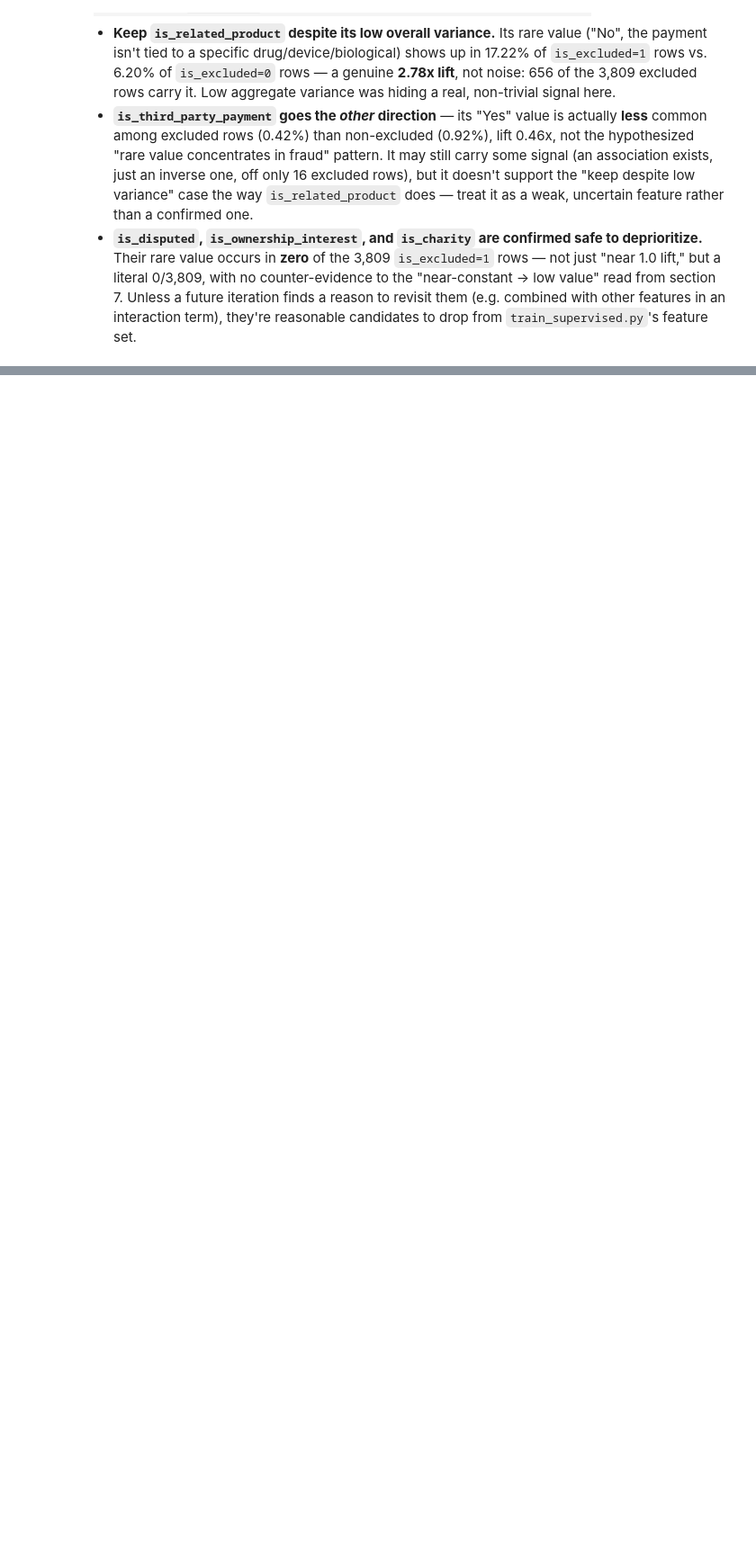
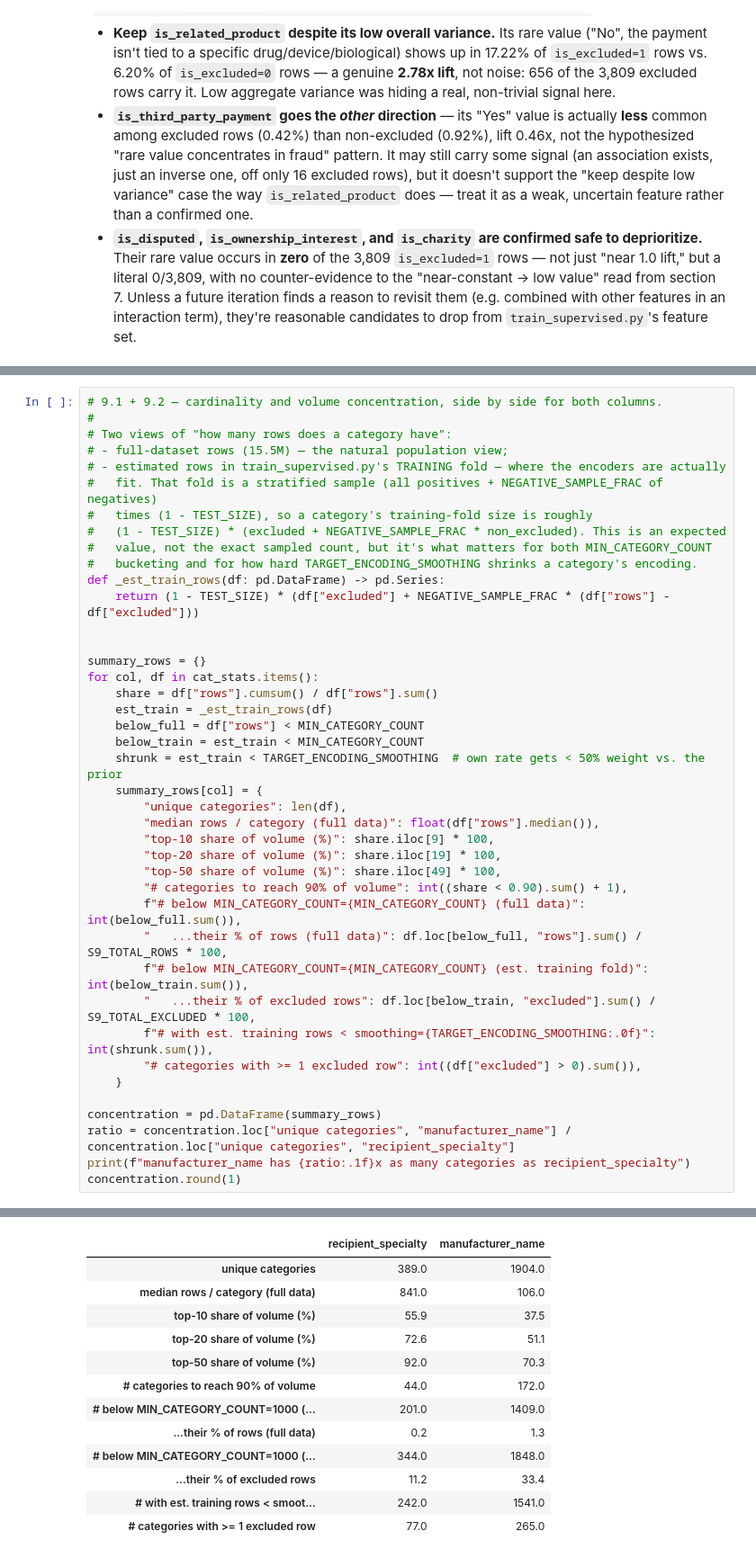
Before and after one commit to adof96/cms-open-payments-fraud, a Jupyter notebook: notebooks/eda_fraud_features.ipynb, the cells around one changed output, grey strips where cells are left out. Shown at 90% size. Saved outputs shown, nothing was run; the diff lists cells and outputs as text; blank space fills up the shorter version.

```diff
--- a/notebooks/eda_fraud_features.ipynb
+++ b/notebooks/eda_fraud_features.ipynb
@@ -709,0 +798,42 @@ lift_summary
+# %%
+# 9.1 + 9.2 — cardinality and volume concentration, side by side for both columns.
+#
+# Two views of "how many rows does a category have":
+# - full-dataset rows (15.5M) — the natural population view;
+# - estimated rows in train_supervised.py's TRAINING fold — where the encoders are actually
+#   fit. That fold is a stratified sample (all positives + NEGATIVE_SAMPLE_FRAC of negatives)
+#   times (1 - TEST_SIZE), so a category's training-fold size is roughly
+#   (1 - TEST_SIZE) * (excluded + NEGATIVE_SAMPLE_FRAC * non_excluded). This is an expected
+#   value, not the exact sampled count, but it's what matters for both MIN_CATEGORY_COUNT
+#   bucketing and for how hard TARGET_ENCODING_SMOOTHING shrinks a category's encoding.
+def _est_train_rows(df: pd.DataFrame) -> pd.Series:
+    return (1 - TEST_SIZE) * (df["excluded"] + NEGATIVE_SAMPLE_FRAC * (df["rows"] - df["excluded"]))
+
+
+summary_rows = {}
+for col, df in cat_stats.items():
+    share = df["rows"].cumsum() / df["rows"].sum()
+    est_train = _est_train_rows(df)
+    below_full = df["rows"] < MIN_CATEGORY_COUNT
+    below_train = est_train < MIN_CATEGORY_COUNT
+    shrunk = est_train < TARGET_ENCODING_SMOOTHING  # own rate gets < 50% weight vs. the prior
+    summary_rows[col] = {
+        "unique categories": len(df),
+        "median rows / category (full data)": float(df["rows"].median()),
+        "top-10 share of volume (%)": share.iloc[9] * 100,
+        "top-20 share of volume (%)": share.iloc[19] * 100,
+        "top-50 share of volume (%)": share.iloc[49] * 100,
+        "# categories to reach 90% of volume": int((share < 0.90).sum() + 1),
+        f"# below MIN_CATEGORY_COUNT={MIN_CATEGORY_COUNT} (full data)": int(below_full.sum()),
+        "   ...their % of rows (full data)": df.loc[below_full, "rows"].sum() / S9_TOTAL_ROWS * 100,
+        f"# below MIN_CATEGORY_COUNT={MIN_CATEGORY_COUNT} (est. training fold)": int(below_train.sum()),
+        "   ...their % of excluded rows": df.loc[below_train, "excluded"].sum() / S9_TOTAL_EXCLUDED * 100,
+        f"# with est. training rows < smoothing={TARGET_ENCODING_SMOOTHING:.0f}": int(shrunk.sum()),
+        "# categories with >= 1 excluded row": int((df["excluded"] > 0).sum()),
+    }
+
+concentration = pd.DataFrame(summary_rows)
+ratio = concentration.loc["unique categories", "manufacturer_name"] / concentration.loc["unique categories", "recipient_specialty"]
+print(f"manufacturer_name has {ratio:.1f}x as many categories as recipient_specialty")
+concentration.round(1)
+# %% [output]
@@ -709,0 +841,13 @@ lift_summary
+|  | recipient_specialty | manufacturer_name |
+| unique categories | 389.0 | 1904.0 |
+| median rows / category (full data) | 841.0 | 106.0 |
+| top-10 share of volume (%) | 55.9 | 37.5 |
+| top-20 share of volume (%) | 72.6 | 51.1 |
+| top-50 share of volume (%) | 92.0 | 70.3 |
+| # categories to reach 90% of volume | 44.0 | 172.0 |
+| # below MIN_CATEGORY_COUNT=1000 (... | 201.0 | 1409.0 |
+| ...their % of rows (full data) | 0.2 | 1.3 |
+| # below MIN_CATEGORY_COUNT=1000 (... | 344.0 | 1848.0 |
+| ...their % of excluded rows | 11.2 | 33.4 |
+| # with est. training rows < smoot... | 242.0 | 1541.0 |
+| # categories with >= 1 excluded row | 77.0 | 265.0 |
```
Also changed, not shown: parts of 6 cells of this notebook.
